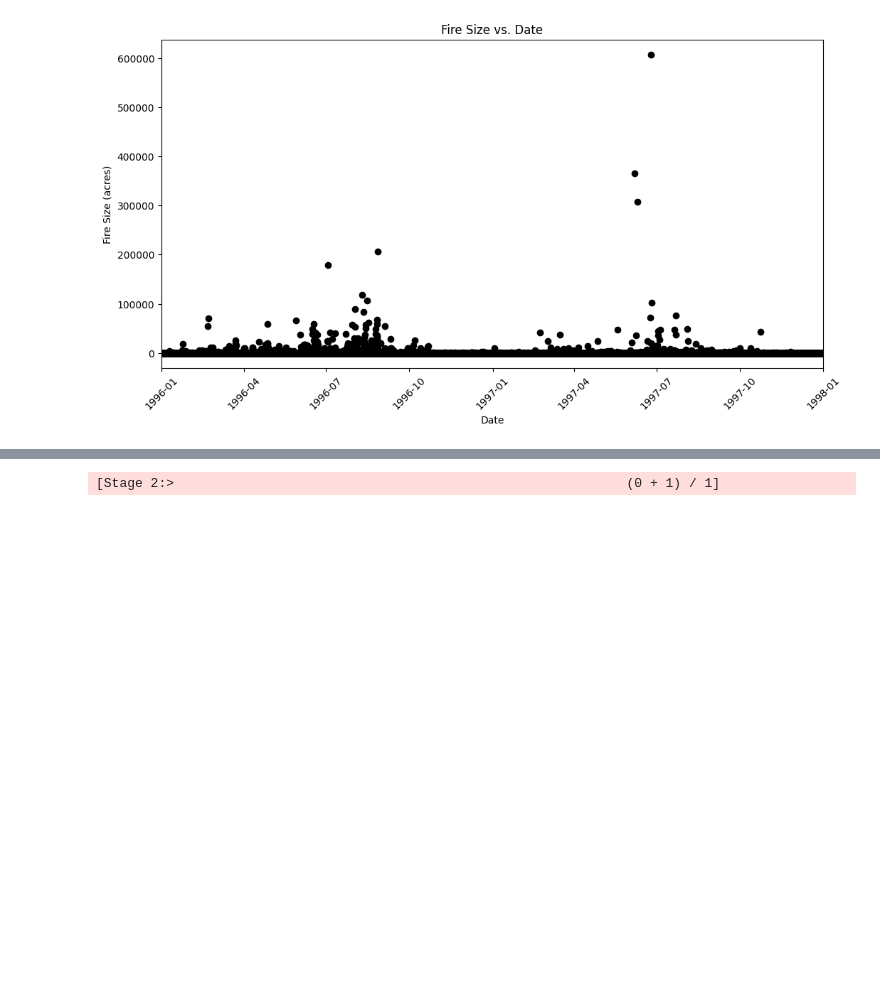
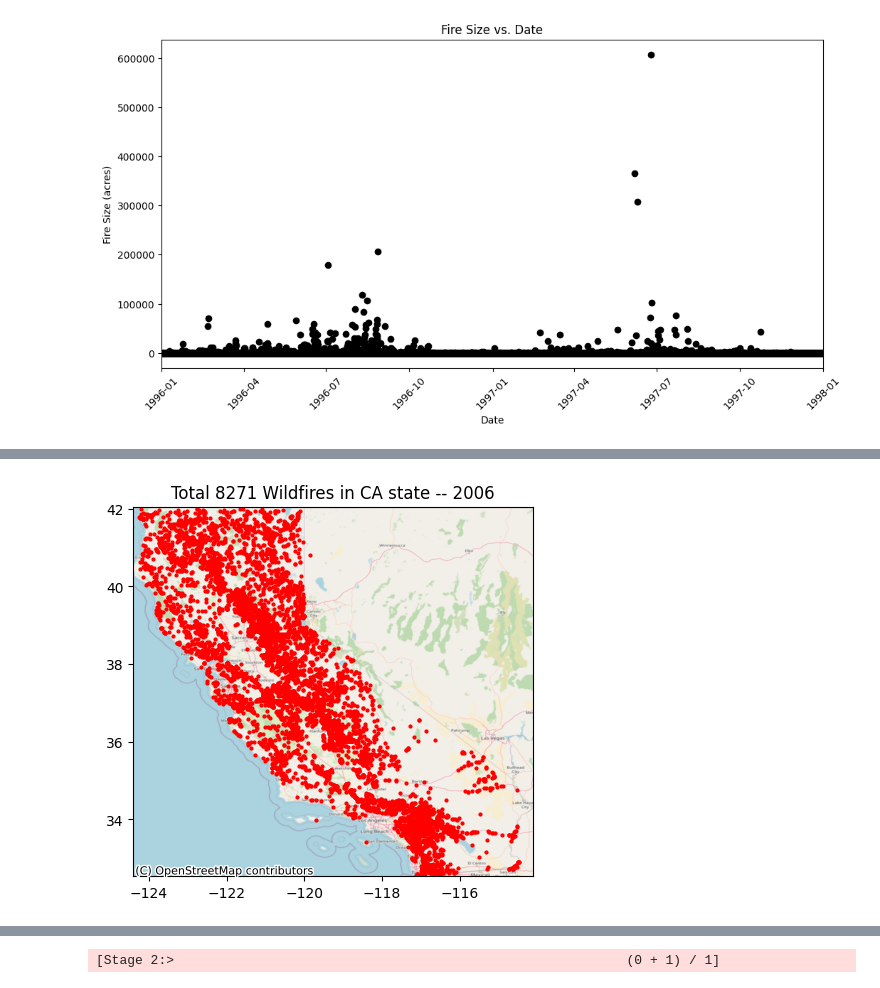
Before and after one commit to DanialArab/Geospatial_Data_Science, a Jupyter notebook: My GIS Projects/2. Exploratory Data Analysis on US Wildfires/EDA on 1.88 Million US Wildfires.ipynb, the cells around one changed output, grey strips where cells are left out. Cells and saved outputs as stored; diff of their text form; code cells hidden in the pictures; blank space fills up the shorter version.

```diff
--- a/My GIS Projects/2. Exploratory Data Analysis on US Wildfires/EDA on 1.88 Million US Wildfires.ipynb
+++ b/My GIS Projects/2. Exploratory Data Analysis on US Wildfires/EDA on 1.88 Million US Wildfires.ipynb
@@ -1063,0 +1028,4 @@ df.select('STATE', 'date').filter(df['FIRE_YEAR'] == 2015).filter(df['STATE'] ==
+# %%
+plotter_4(df, 'CA', 2006)
+# %% [output]
+[figure, added]
```
Also changed, not shown: parts of 37 cells of this notebook, 1 other file.
